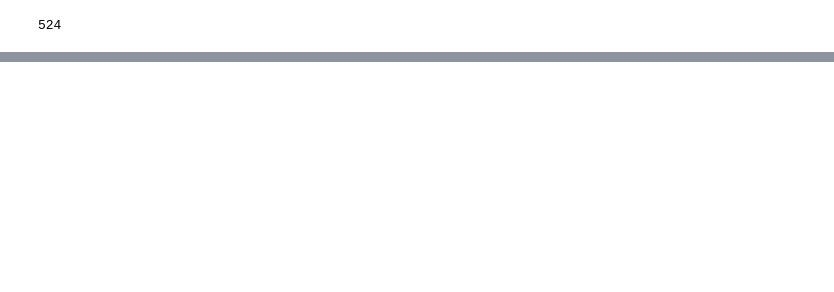
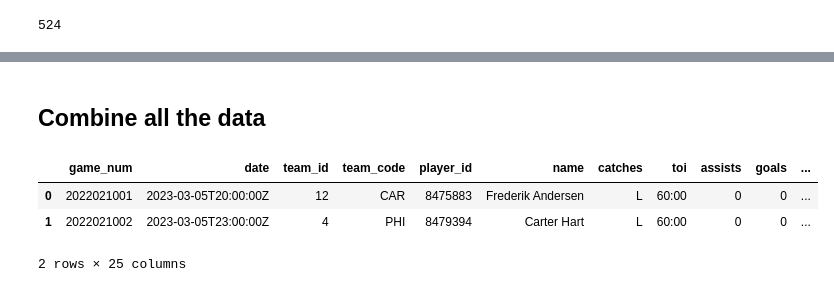
Before and after one commit to akobe4/NHL-Stats, a Jupyter notebook: Scoring_Rates/Notebooks/goalies.ipynb, the cells around one changed output, grey strips where cells are left out. Drawn from its saved outputs; the diff is of its cells as text; code cells hidden in the pictures; blank space fills up the shorter version.

Commit message:
goalie data pulled

```diff
--- a/Scoring_Rates/Notebooks/goalies.ipynb
+++ b/Scoring_Rates/Notebooks/goalies.ipynb
@@ -77,0 +561,14 @@ len(pp_sv_perc)
+# %% [markdown]
+## Combine all the data
+# %%
+#import all data
+goalie_data_1 = pd.read_csv(r'C:\Users\akobe\OneDrive\Desktop\Lighthouse\After\NHL-Stats\Scoring_Rates\Data\player_data\goalie_data_500.csv', index_col = [0]) #index col makes sures another index column is not needed
+goalie_data_2 = pd.read_csv(r'C:\Users\akobe\OneDrive\Desktop\Lighthouse\After\NHL-Stats\Scoring_Rates\Data\player_data\goalie_data_1000.csv', index_col = [0])
+goalie_data_3 = pd.read_csv(r'C:\Users\akobe\OneDrive\Desktop\Lighthouse\After\NHL-Stats\Scoring_Rates\Data\player_data\goalie_data_1312.csv', index_col = [0])
+# %%
+goalie_data_3.head(2)
+# %% [output]
+|  | game_num | date | team_id | team_code | player_id | name | catches | toi | assists | goals | ... |
+| 0 | 2022021001 | 2023-03-05T20:00:00Z | 12 | CAR | 8475883 | Frederik Andersen | L | 60:00 | 0 | 0 | ... |
+| 1 | 2022021002 | 2023-03-05T23:00:00Z | 4 | PHI | 8479394 | Carter Hart | L | 60:00 | 0 | 0 | ... |
+2 rows × 25 columns
```
Also changed, not shown: parts of 42 cells of this notebook.
